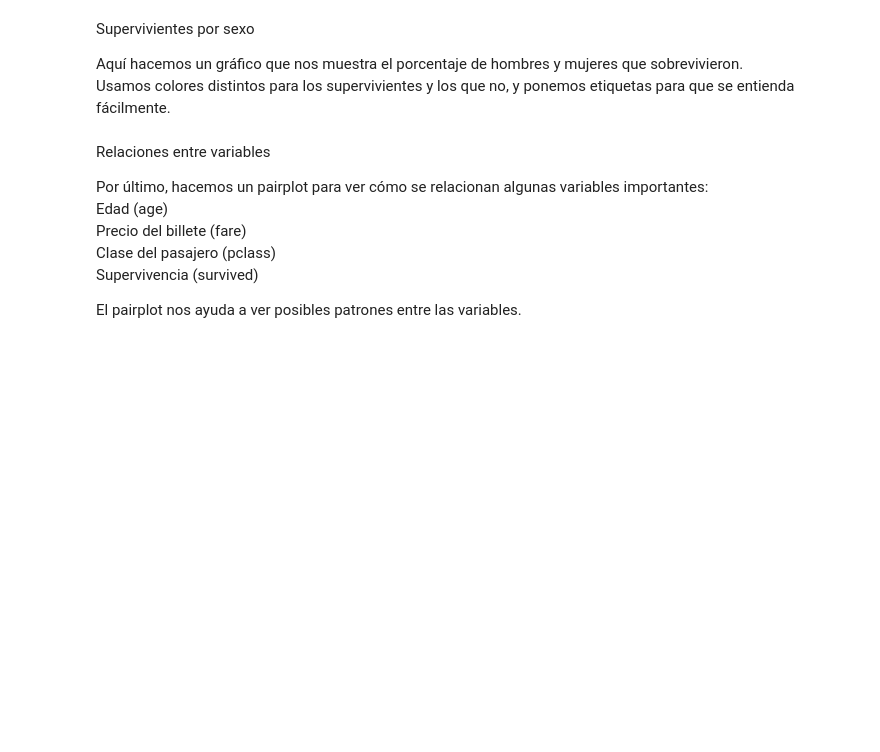
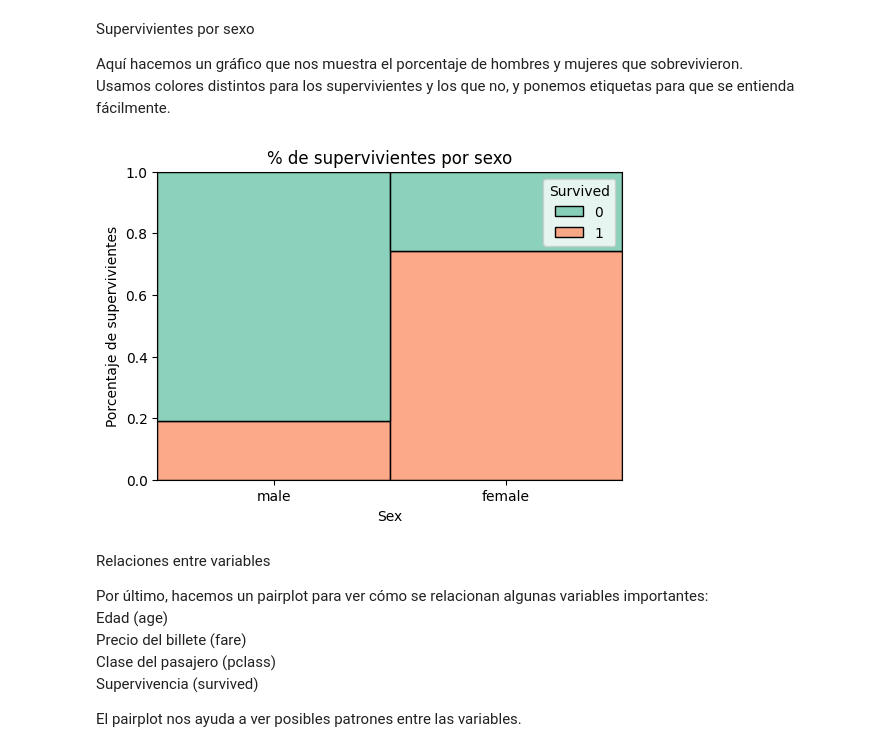
Before and after one commit to AwAGratis/DAW2, a Jupyter notebook: inteligencia_artificial/RA4/seaborn_RieraGuillem/titanic.ipynb, the cells around one changed output. Drawn from its saved outputs; the diff is of its cells as text; code cells hidden in the pictures; blank space fills up the shorter version.

```diff
--- a/inteligencia_artificial/RA4/seaborn_RieraGuillem/titanic.ipynb
+++ b/inteligencia_artificial/RA4/seaborn_RieraGuillem/titanic.ipynb
@@ -52,11 +64,13 @@ Aquí hacemos un gráfico que nos muestra el porcentaje de hombres y mujeres que
 Usamos colores distintos para los supervivientes y los que no, y ponemos etiquetas para que se entienda fácilmente.
 # %%
 plt.figure(figsize=(6,4))
-sns.histplot(data=titanic, x='sex', hue='survived', multiple='fill', palette='Set2')
+sns.histplot(data=titanic, x='Sex', hue='Survived', multiple='fill', palette='Set2')
 plt.ylabel('Porcentaje de supervivientes')
 plt.title('% de supervivientes por sexo')
 plt.savefig('supervivientes_sexo.png')
 plt.show()
+# %% [output]
+[figure, added]
 # %% [markdown]
 Relaciones entre variables
 
```
Also changed, not shown: parts of 4 cells of this notebook, 4 other files.
